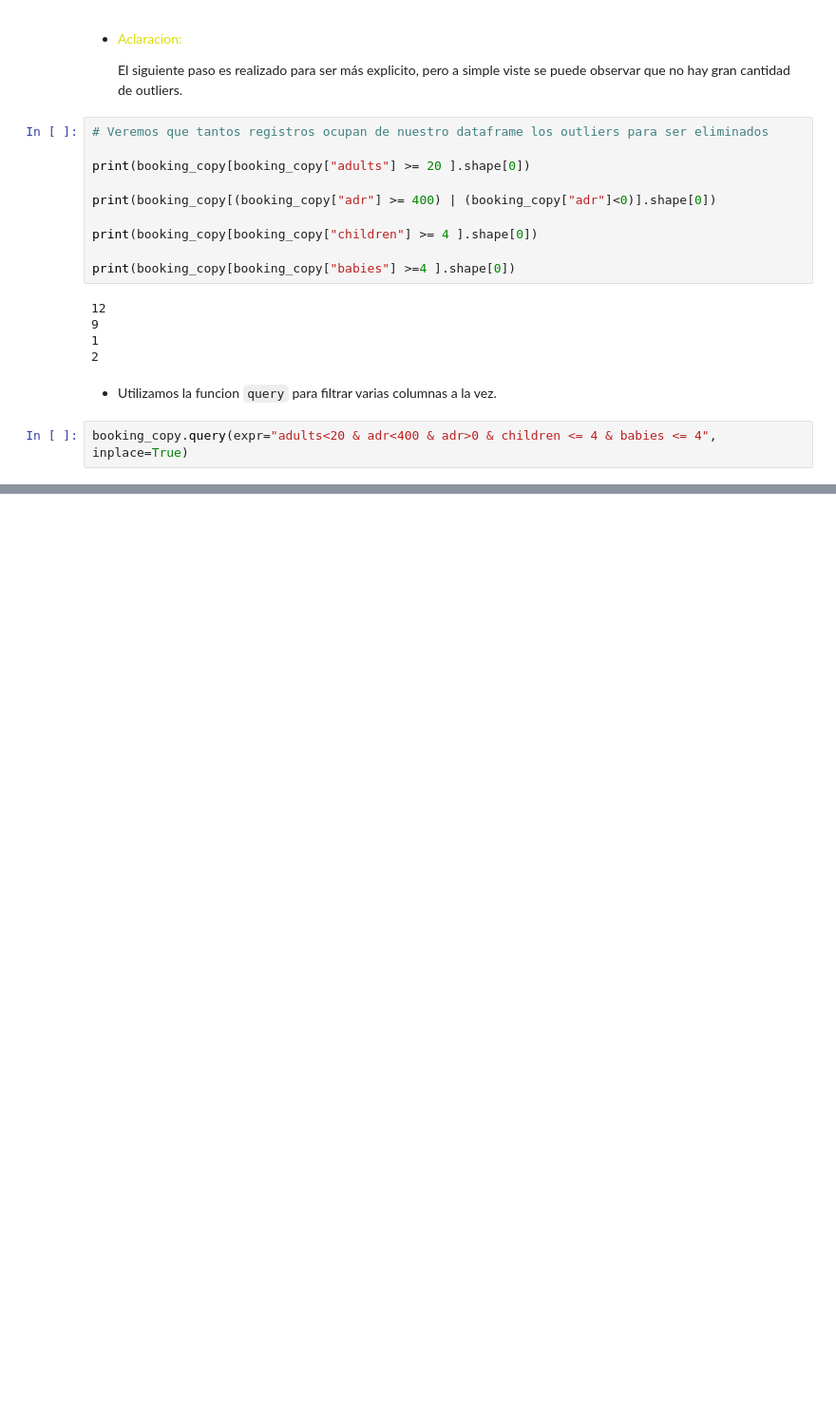
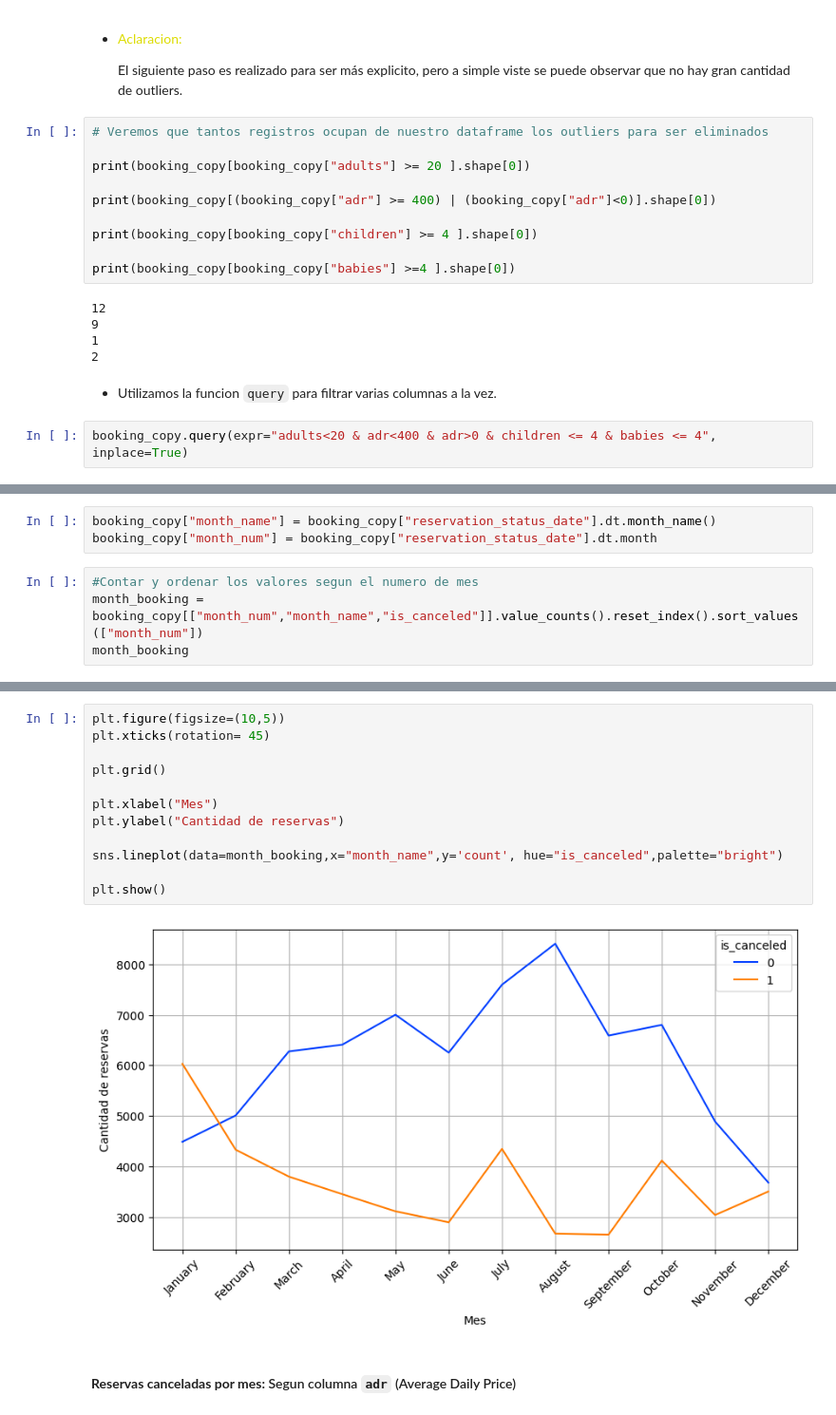
Before and after one commit to MartinFerrari5/Booking-Analysis, a Jupyter notebook: booking.ipynb, the cells around one changed output, grey strips where cells are left out. Shown at 95% size. Cells and saved outputs as stored; diff of their text form; blank space fills up the shorter version.

```diff
--- a/booking.ipynb
+++ b/booking.ipynb
@@ -246,0 +307,7 @@ approved, canceled = booking_copy[booking_copy["is_canceled"]==0], booking_copy[
+# %%
+booking_copy["month_name"] = booking_copy["reservation_status_date"].dt.month_name()
+booking_copy["month_num"] = booking_copy["reservation_status_date"].dt.month
+# %%
+#Contar y ordenar los valores segun el numero de mes
+month_booking = booking_copy[["month_num","month_name","is_canceled"]].value_counts().reset_index().sort_values(["month_num"])
+month_booking
@@ -246,0 +332,16 @@ approved, canceled = booking_copy[booking_copy["is_canceled"]==0], booking_copy[
+# %%
+plt.figure(figsize=(10,5))
+plt.xticks(rotation= 45)
+
+plt.grid()
+
+plt.xlabel("Mes")
+plt.ylabel("Cantidad de reservas")
+
+sns.lineplot(data=month_booking,x="month_name",y='count', hue="is_canceled",palette="bright")
+
+plt.show()
+# %% [output]
+[figure, added]
+# %% [markdown]
+#### <b> Reservas canceladas por mes: </b> Segun columna `adr` (Average Daily Price)
```
Also changed, not shown: parts of 26 cells of this notebook.
